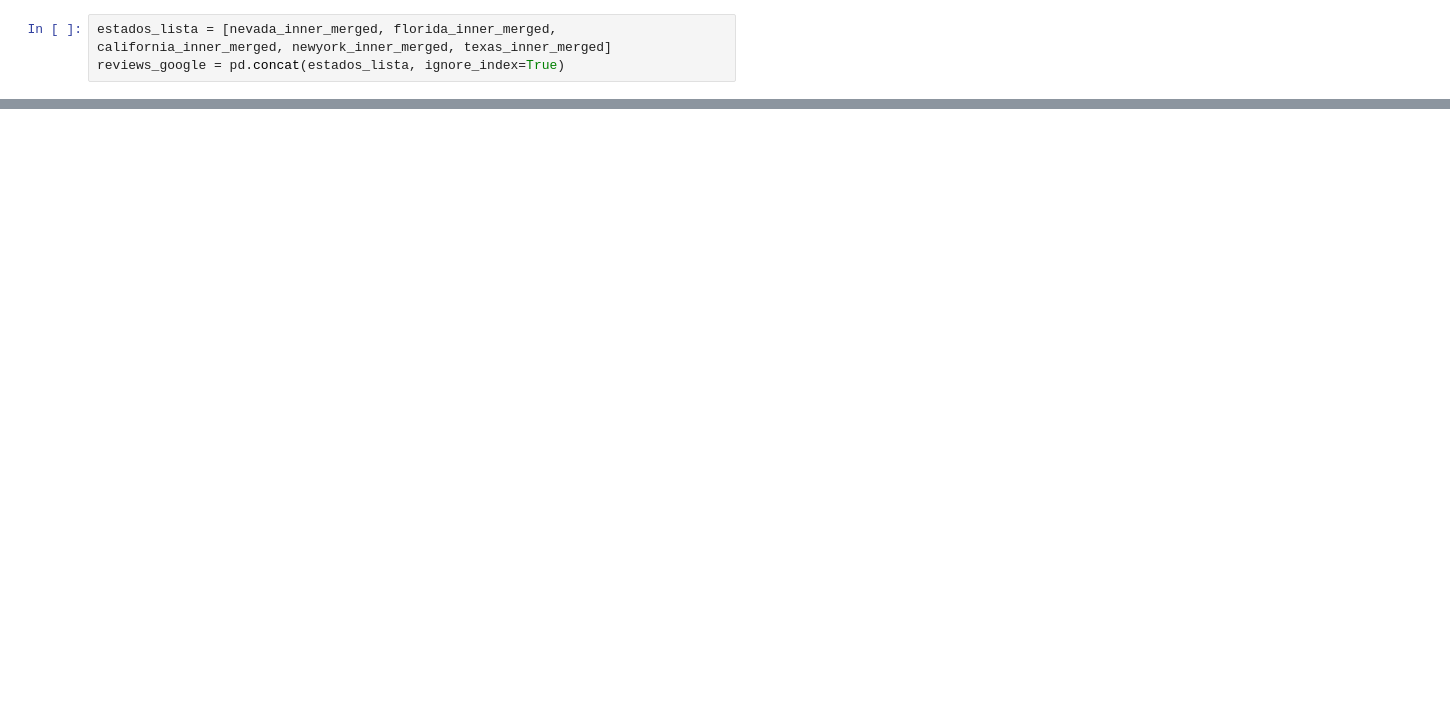
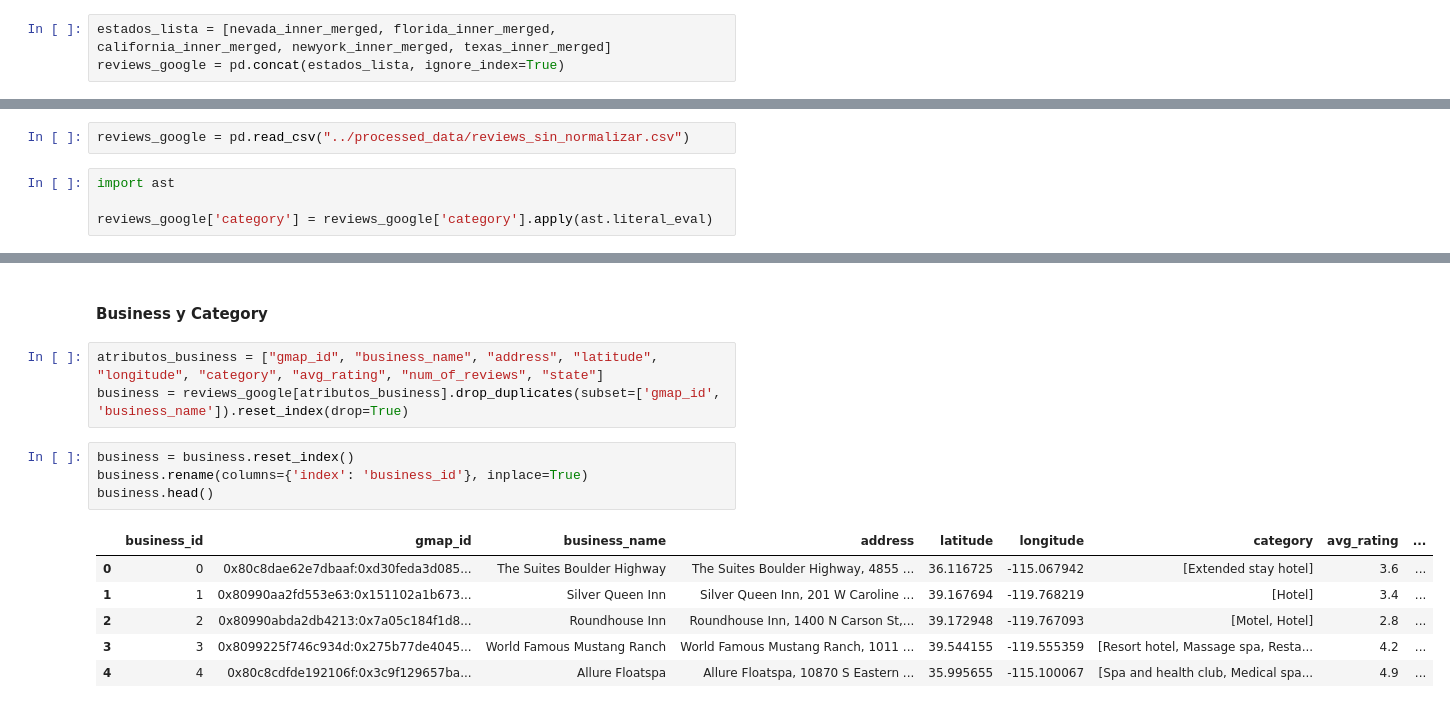
Before and after one commit to cristhianc001/Analisis-Sentimientos-Hoteles, a Jupyter notebook: notebooks/etl-google-maps.ipynb, the cells around one changed output, grey strips where cells are left out. Drawn from its saved outputs; the diff is of its cells as text; blank space fills up the shorter version.

Commit message:
etl local de google maps terminado

```diff
--- a/notebooks/etl-google-maps.ipynb
+++ b/notebooks/etl-google-maps.ipynb
@@ -526,0 +552,6 @@ reviews_google = pd.concat(estados_lista, ignore_index=True)
+# %%
+reviews_google = pd.read_csv("../processed_data/reviews_sin_normalizar.csv")
+# %%
+import ast
+
+reviews_google['category'] = reviews_google['category'].apply(ast.literal_eval)
@@ -526,0 +582,16 @@ reviews_google = pd.concat(estados_lista, ignore_index=True)
+# %% [markdown]
+#### Business y Category
+# %%
+atributos_business = ["gmap_id", "business_name", "address", "latitude", "longitude", "category", "avg_rating", "num_of_reviews", "state"]
+business = reviews_google[atributos_business].drop_duplicates(subset=['gmap_id', 'business_name']).reset_index(drop=True)
+# %%
+business = business.reset_index()
+business.rename(columns={'index': 'business_id'}, inplace=True)
+business.head()
+# %% [output]
+|  | business_id | gmap_id | business_name | address | latitude | longitude | category | avg_rating | ... |
+| 0 | 0 | 0x80c8dae62e7dbaaf:0xd30feda3d085... | The Suites Boulder Highway | The Suites Boulder Highway, 4855 ... | 36.116725 | -115.067942 | [Extended stay hotel] | 3.6 | ... |
+| 1 | 1 | 0x80990aa2fd553e63:0x151102a1b673... | Silver Queen Inn | Silver Queen Inn, 201 W Caroline ... | 39.167694 | -119.768219 | [Hotel] | 3.4 | ... |
+| 2 | 2 | 0x80990abda2db4213:0x7a05c184f1d8... | Roundhouse Inn | Roundhouse Inn, 1400 N Carson St,... | 39.172948 | -119.767093 | [Motel, Hotel] | 2.8 | ... |
+| 3 | 3 | 0x8099225f746c934d:0x275b77de4045... | World Famous Mustang Ranch | World Famous Mustang Ranch, 1011 ... | 39.544155 | -119.555359 | [Resort hotel, Massage spa, Resta... | 4.2 | ... |
+| 4 | 4 | 0x80c8cdfde192106f:0x3c9f129657ba... | Allure Floatspa | Allure Floatspa, 10870 S Eastern ... | 35.995655 | -115.100067 | [Spa and health club, Medical spa... | 4.9 | ... |
```
Also changed, not shown: parts of 33 cells of this notebook.
